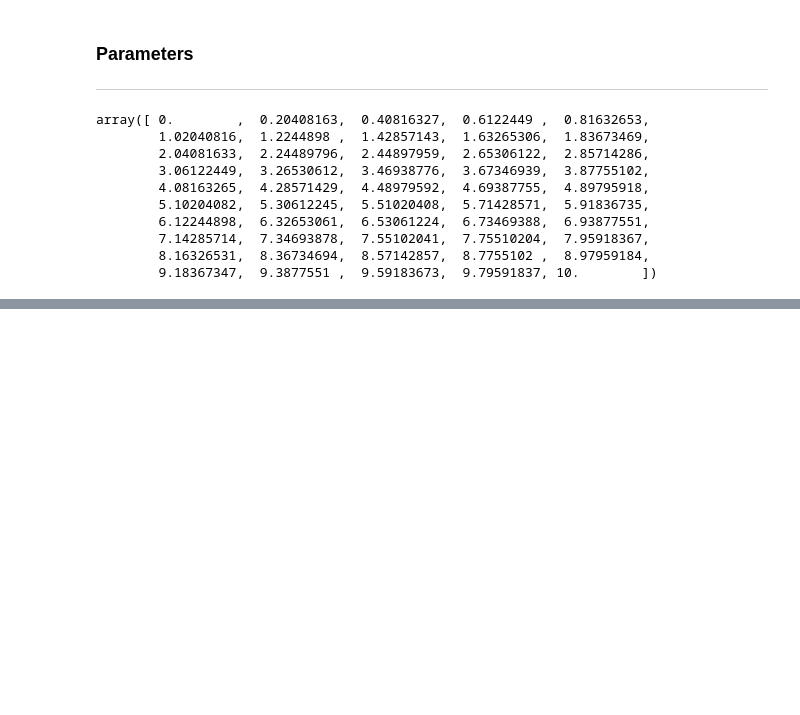
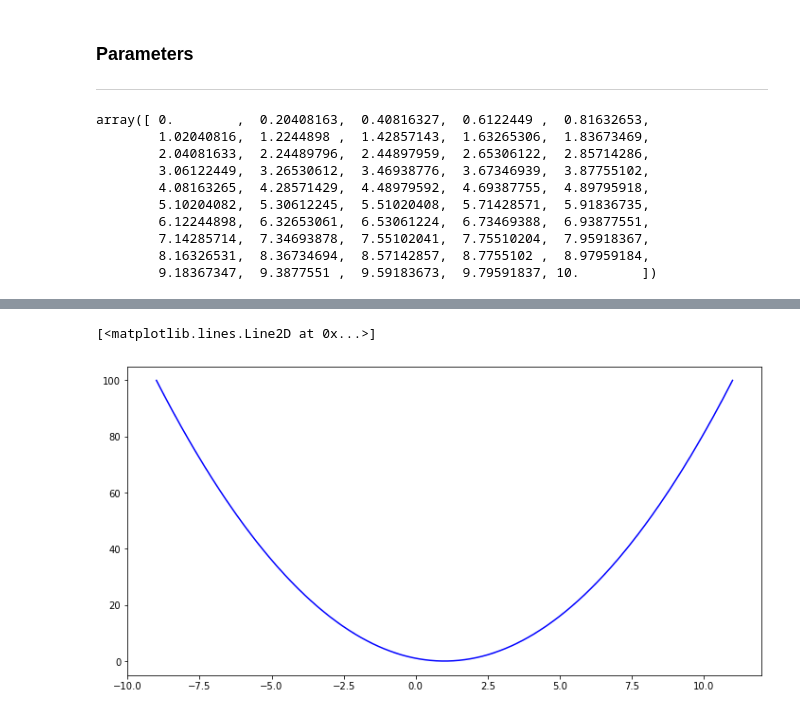
Before and after one commit to Lynch08/Machine_Learning_And_Statistics_2023, a Jupyter notebook: Messing.ipynb, the cells around one changed output, grey strips where cells are left out. Cells and saved outputs as stored; diff of their text form; code cells hidden in the pictures; blank space fills up the shorter version.

```diff
--- a/Messing.ipynb
+++ b/Messing.ipynb
@@ -215,0 +225,12 @@ ax.plot(x, params[0] * x**2 + params[1]* x + params[2], 'b-')
+# %%
+# Create a plot
+fig, ax = plt.subplots(figsize = (12,6))
+
+# Temp
+xtmp = np.linspace(-9.0, 11.0, 1000)
+
+# PLot x and params on x
+ax.plot(xtmp, xtmp**2 - 2.0 * xtmp + 1.0, 'b-')
+# %% [output]
+[<matplotlib.lines.Line2D at 0x...>]
+[figure, added]
```
Also changed, not shown: parts of 22 cells of this notebook, 2 other files.
